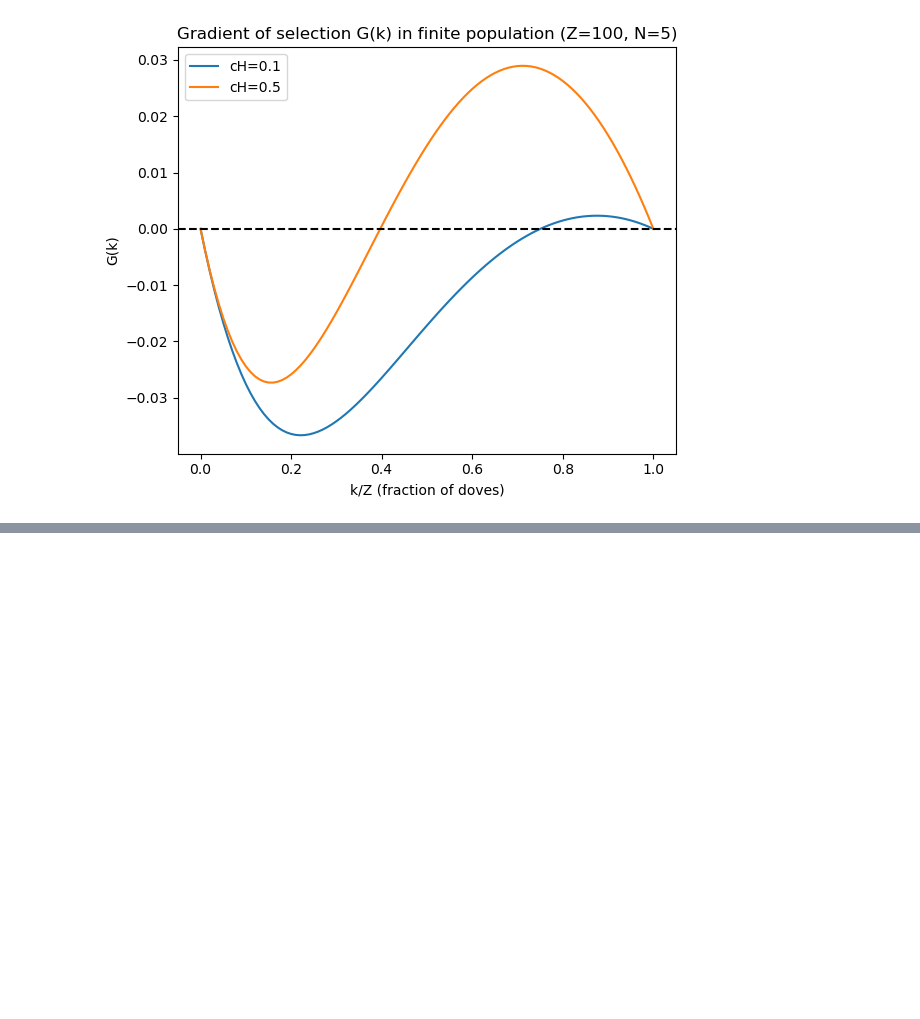
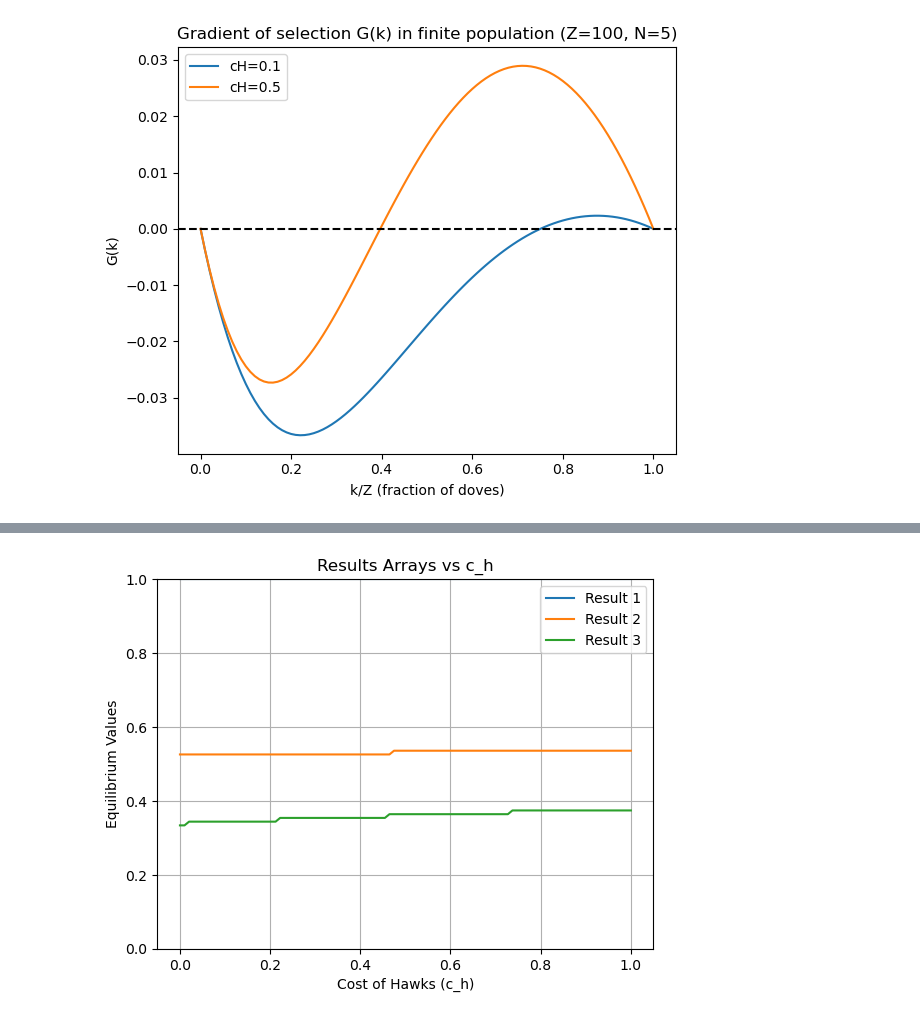
Before and after one commit to femkegeens/CGT, a Jupyter notebook: cgt_group_assignment.ipynb, the cells around one changed output, grey strips where cells are left out. Cells and saved outputs as stored; diff of their text form; code cells hidden in the pictures; blank space fills up the shorter version.

```diff
--- a/cgt_group_assignment.ipynb
+++ b/cgt_group_assignment.ipynb
@@ -349,7 +349,7 @@ def find_equilibria_indexes(run):
         gradient = run[i]
         if gradient == 0.0:
             eq.append(i)
-        if i < len(run):
+        if i < len(run)-1:
             if run[i] < 0 and run[i + 1] > 0:
                     eq.append(i)
             if run[i] > 0 and run[i + 1] < 0:
@@ -462,0 +543,21 @@ plot_figure3_side_by_side(T_values, Doves_Costs, Doves_Costs_labels, Hawks_Costs
+# %%
+import numpy as np
+import matplotlib.pyplot as plt
+
+# Ensure this uses your actual data
+n_steps = 100  # Number of steps
+
+# Plot all arrays in the results on one plot
+plt.figure()
+for i, data in enumerate(results):
+    plt.plot(costs_hawk, data, label=f'Result {i+1}')
+
+plt.xlabel('Cost of Hawks (c_h)')
+plt.ylabel('Equilibrium Values')
+plt.title('Results Arrays vs c_h')
+plt.ylim(0, 1)  # Set y-axis scale to 0 to 1
+plt.legend()
+plt.grid(True)
+plt.show()
+# %% [output]
+[figure, added]
```
Also changed, not shown: parts of 1 cell of this notebook.
